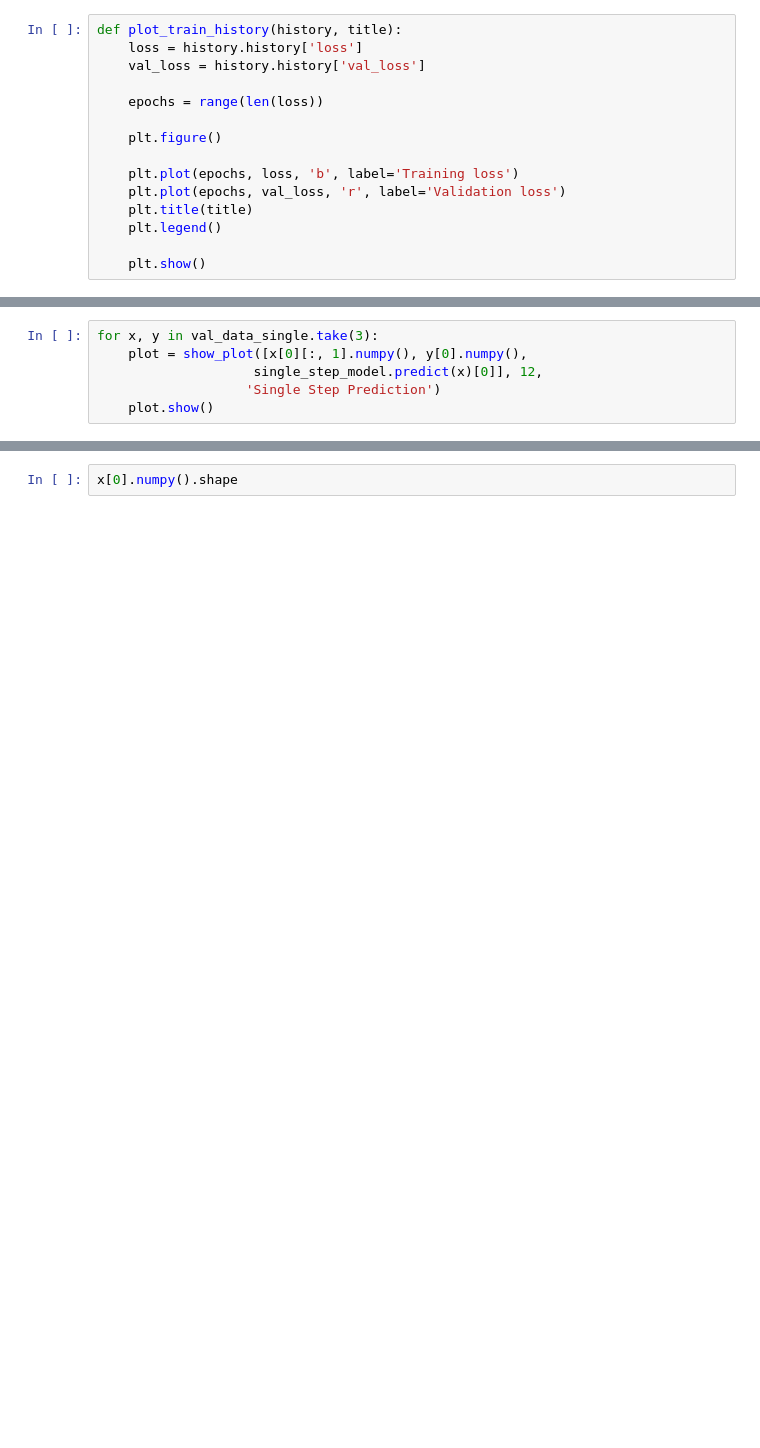
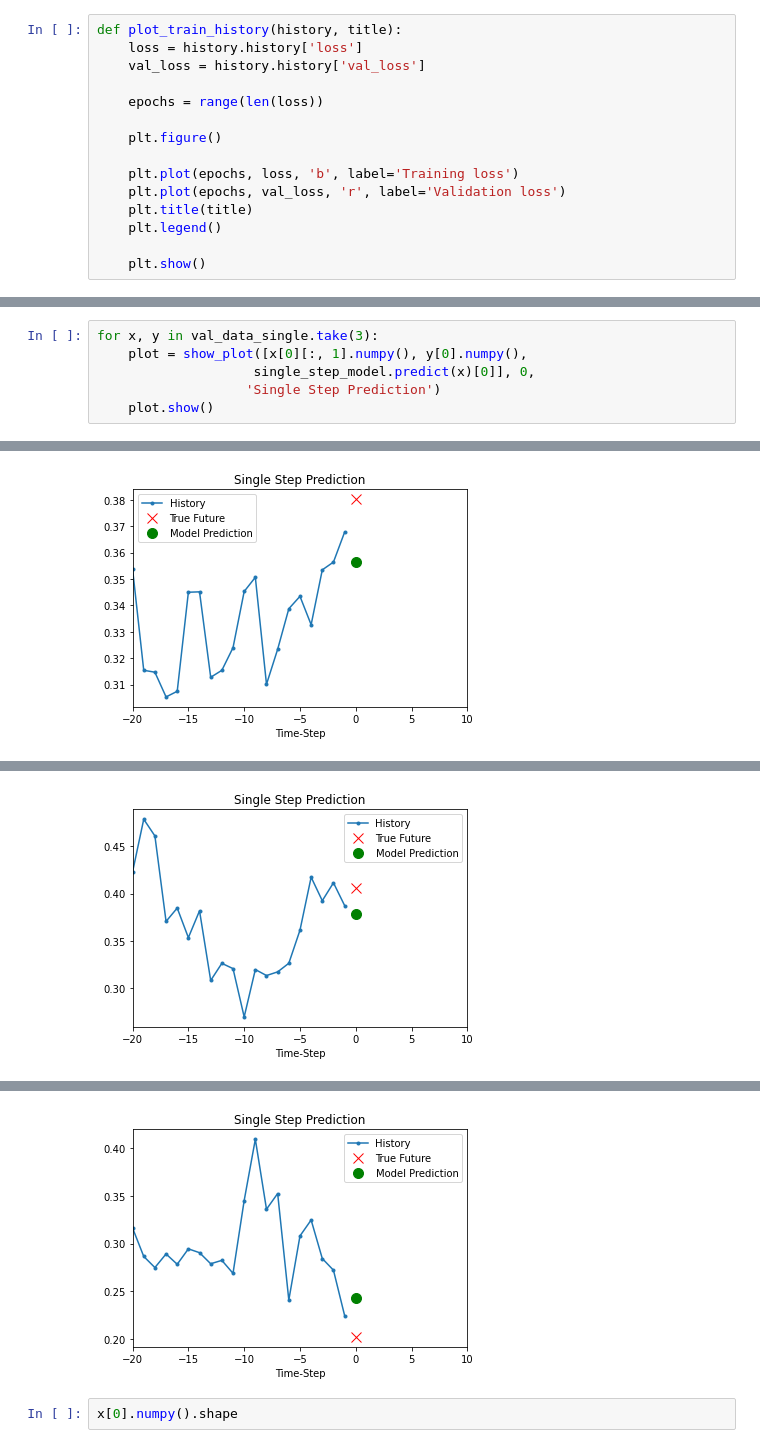
Before and after one commit to theandyhuang/pipe_3_RNN_LSTM_prediction, a Jupyter notebook: pipe_3_RNN_LSTM_prediction.ipynb, the cells around one changed output, grey strips where cells are left out. Saved outputs shown, nothing was run; the diff lists cells and outputs as text; blank space fills up the shorter version.

```diff
--- a/pipe_3_RNN_LSTM_prediction.ipynb
+++ b/pipe_3_RNN_LSTM_prediction.ipynb
@@ -598,7 +597,7 @@ plot_train_history(single_step_history,
 # %%
 for x, y in val_data_single.take(3):
     plot = show_plot([x[0][:, 1].numpy(), y[0].numpy(),
-                    single_step_model.predict(x)[0]], 12,
+                    single_step_model.predict(x)[0]], 0,
                    'Single Step Prediction')
     plot.show()
 # %% [output]
@@ -605,0 +605 @@ InvalidArgumentError: {{function_node __wrapped__StridedSlice_device_/job:localh
+[figure, added]
@@ -605,0 +607 @@ InvalidArgumentError: {{function_node __wrapped__StridedSlice_device_/job:localh
+[figure, added]
@@ -606,3 +609,4 @@ InvalidArgumentError: {{function_node __wrapped__StridedSlice_device_/job:localh
+[figure, added]
 # %%
 x[0].numpy().shape
 # %% [output]
```
Also changed, not shown: parts of 19 cells of this notebook.
